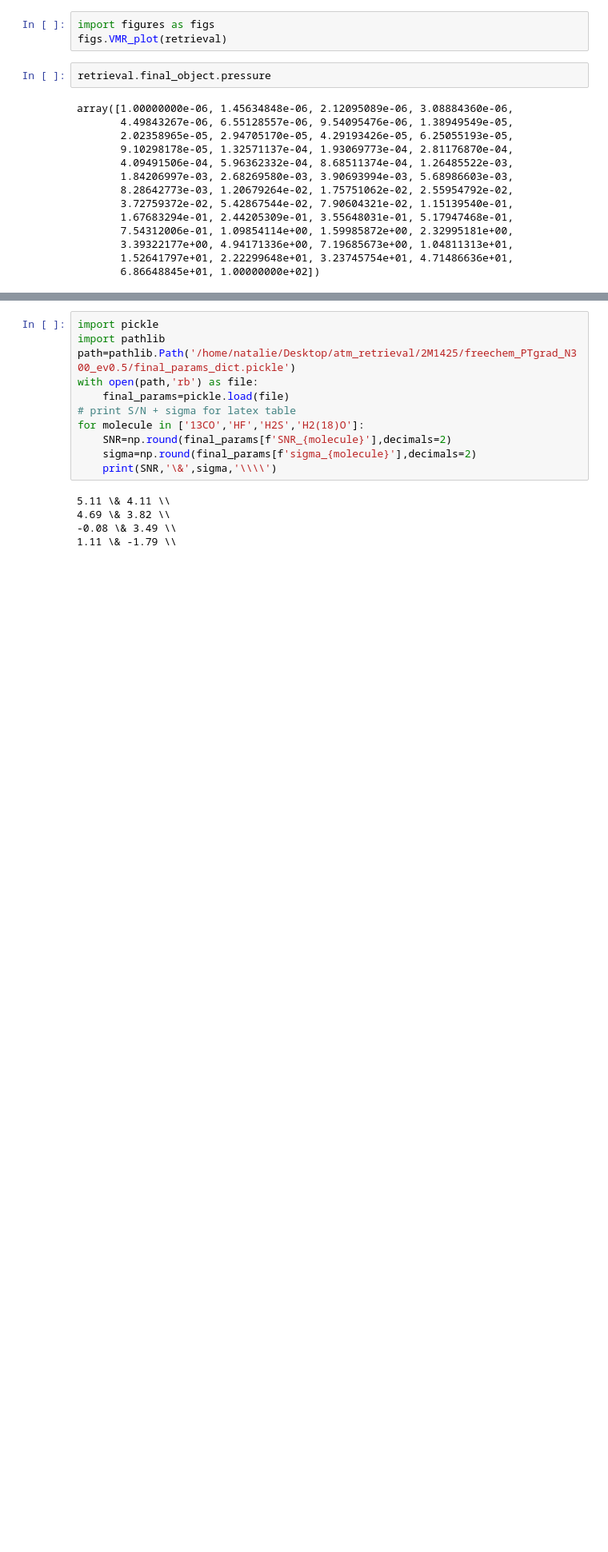
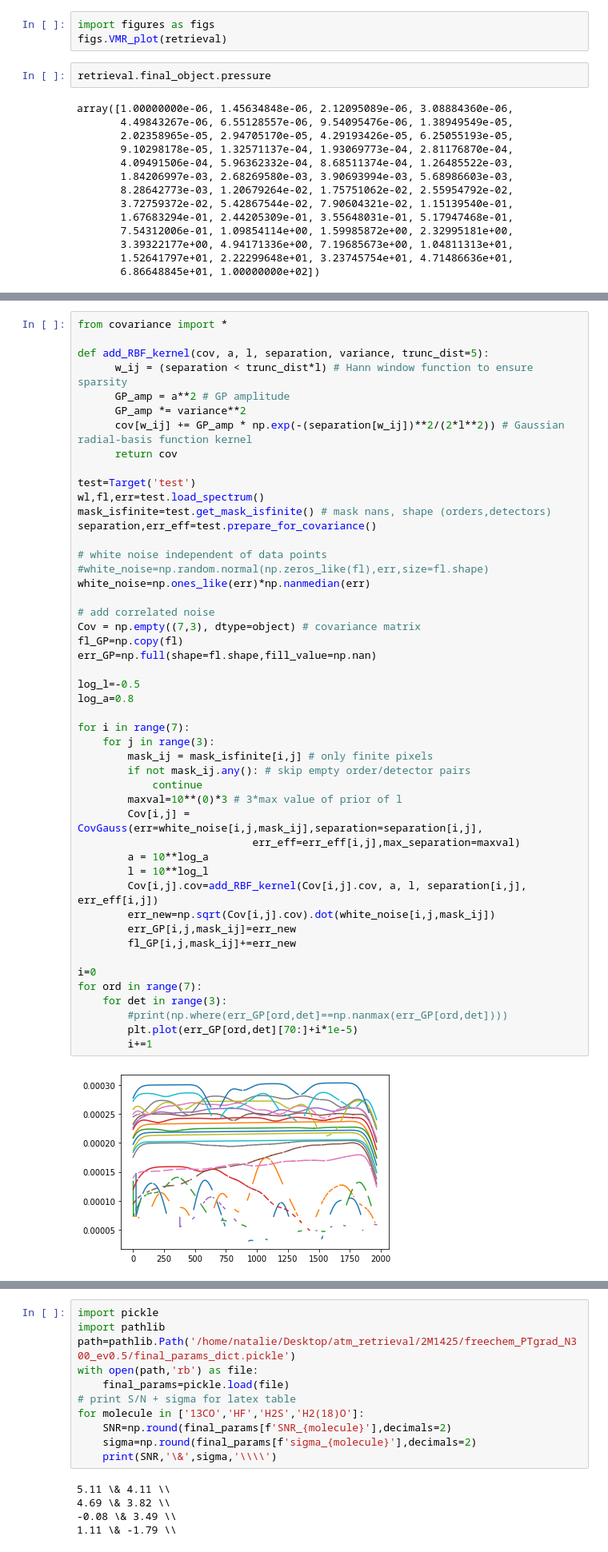
Before and after one commit to NatalieGrasser/atm_retrieval, a Jupyter notebook: atm_retrieval/debugging.ipynb, the cells around one changed output, grey strips where cells are left out. Shown: that part at 80% size. Saved outputs shown, nothing was run; the diff lists cells and outputs as text; blank space fills up the shorter version.

```diff
--- a/atm_retrieval/debugging.ipynb
+++ b/atm_retrieval/debugging.ipynb
@@ -218,0 +155,50 @@ array([[ 0.52175356,  0.66037668,  1.91633226,  9.02160183,  7.72590861,
+# %%
+from covariance import *
+
+def add_RBF_kernel(cov, a, l, separation, variance, trunc_dist=5):
+      w_ij = (separation < trunc_dist*l) # Hann window function to ensure sparsity
+      GP_amp = a**2 # GP amplitude
+      GP_amp *= variance**2
+      cov[w_ij] += GP_amp * np.exp(-(separation[w_ij])**2/(2*l**2)) # Gaussian radial-basis function kernel
+      return cov
+
+test=Target('test')
+wl,fl,err=test.load_spectrum()
+mask_isfinite=test.get_mask_isfinite() # mask nans, shape (orders,detectors)
+separation,err_eff=test.prepare_for_covariance()
+
+# white noise independent of data points
+#white_noise=np.random.normal(np.zeros_like(fl),err,size=fl.shape)
+white_noise=np.ones_like(err)*np.nanmedian(err)
+
+# add correlated noise
+Cov = np.empty((7,3), dtype=object) # covariance matrix
+fl_GP=np.copy(fl)
+err_GP=np.full(shape=fl.shape,fill_value=np.nan)
+
+log_l=-0.5
+log_a=0.8
+
+for i in range(7):
+    for j in range(3):
+        mask_ij = mask_isfinite[i,j] # only finite pixels
+        if not mask_ij.any(): # skip empty order/detector pairs
+            continue
+        maxval=10**(0)*3 # 3*max value of prior of l
+        Cov[i,j] = CovGauss(err=white_noise[i,j,mask_ij],separation=separation[i,j],
+                            err_eff=err_eff[i,j],max_separation=maxval)
+        a = 10**log_a
+        l = 10**log_l
+        Cov[i,j].cov=add_RBF_kernel(Cov[i,j].cov, a, l, separation[i,j], err_eff[i,j])
+        err_new=np.sqrt(Cov[i,j].cov).dot(white_noise[i,j,mask_ij])
+        err_GP[i,j,mask_ij]=err_new
+        fl_GP[i,j,mask_ij]+=err_new
+
+i=0
+for ord in range(7):
+    for det in range(3):
+        #print(np.where(err_GP[ord,det]==np.nanmax(err_GP[ord,det])))
+        plt.plot(err_GP[ord,det][70:]+i*1e-5)
+        i+=1
+# %% [output]
+[figure, added]
```
Also changed, not shown: parts of 15 cells of this notebook, 5 other files.
